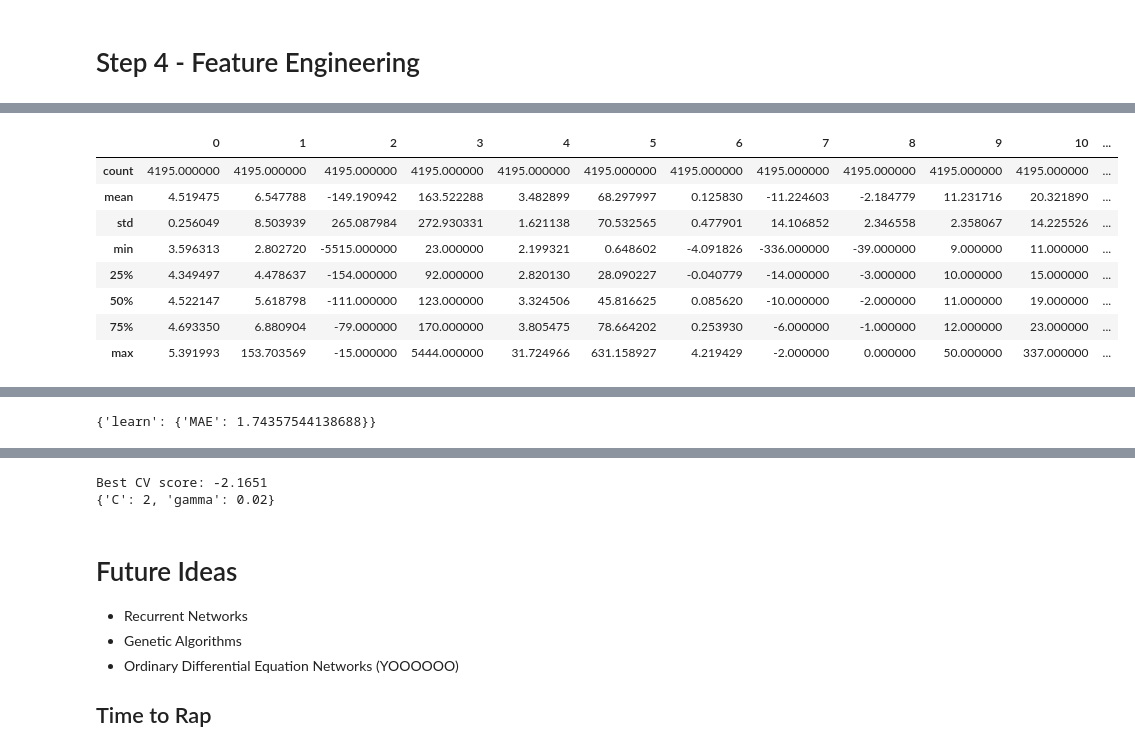
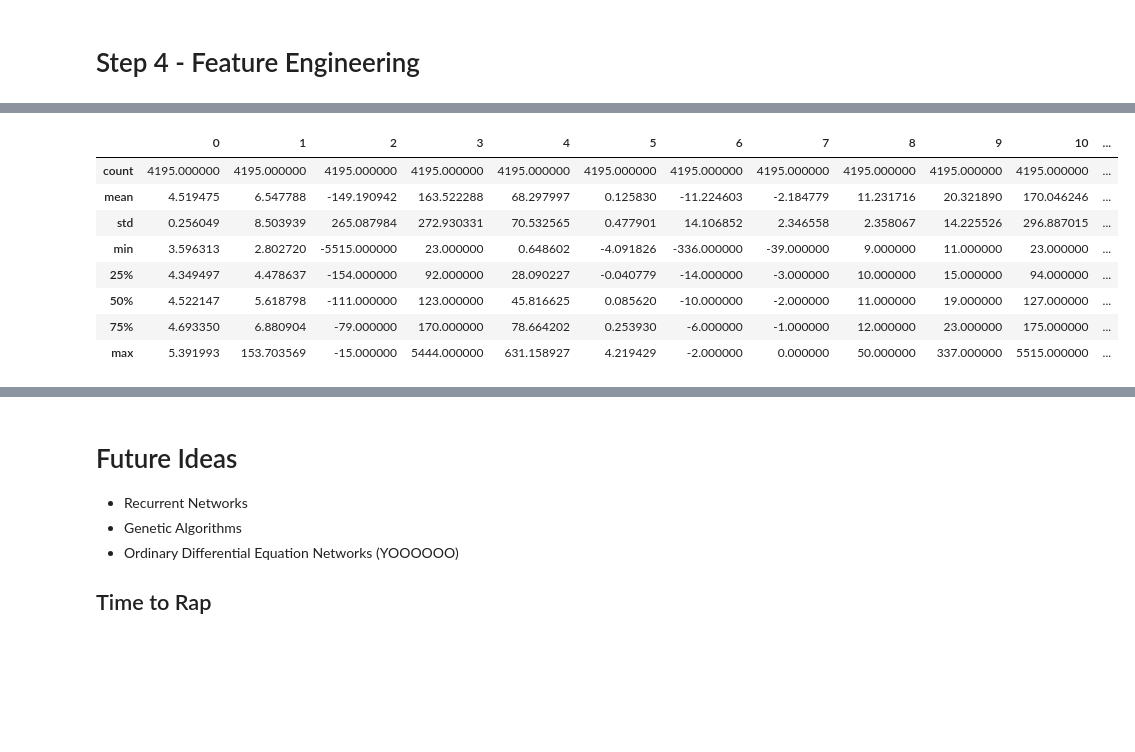
Before and after one commit to zioalex/Kaggle_Earthquake_challenge, a Jupyter notebook: Earthquake_Challenge.ipynb, the cells around one changed output, grey strips where cells are left out. Drawn from its saved outputs; the diff is of its cells as text; code cells hidden in the pictures; blank space fills up the shorter version.

```diff
--- a/Earthquake_Challenge.ipynb
+++ b/Earthquake_Challenge.ipynb
@@ -294,26 +276,30 @@ def gen_features(X):
 ![alt text](https://www.researchgate.net/publication/304403489/figure/fig4/AS:427142036103170@1478850005427/Statistical-features.png
 )
 # %%
-train = pd.read_csv('train.csv', iterator=True, chunksize=150_000, dtype={'acoustic_data': np.int16, 'time_to_failure': np.float64})
+# Long task ~5mins
+# Because the data is too much to be processed at once we create an iterator with block of chunksize=150000
+train = pd.read_csv('train.csv', iterator=True, chunksize=150000, dtype={'acoustic_data': np.int16, 'time_to_failure': np.float64})
 
 X_train = pd.DataFrame()
 y_train = pd.Series()
+
 for df in train:
     ch = gen_features(df['acoustic_data'])
     X_train = X_train.append(ch, ignore_index=True)
     y_train = y_train.append(pd.Series(df['time_to_failure'].values[-1]))
 # %%
 X_train.describe()
+y_train.describe()
 # %% [output]
 |  | 0 | 1 | 2 | 3 | 4 | 5 | 6 | 7 | 8 | 9 | 10 | ... |
 | count | 4195.000000 | 4195.000000 | 4195.000000 | 4195.000000 | 4195.000000 | 4195.000000 | 4195.000000 | 4195.000000 | 4195.000000 | 4195.000000 | 4195.000000 | ... |
-| mean | 4.519475 | 6.547788 | -149.190942 | 163.522288 | 3.482899 | 68.297997 | 0.125830 | -11.224603 | -2.184779 | 11.231716 | 20.321890 | ... |
-| std | 0.256049 | 8.503939 | 265.087984 | 272.930331 | 1.621138 | 70.532565 | 0.477901 | 14.106852 | 2.346558 | 2.358067 | 14.225526 | ... |
-| min | 3.596313 | 2.802720 | -5515.000000 | 23.000000 | 2.199321 | 0.648602 | -4.091826 | -336.000000 | -39.000000 | 9.000000 | 11.000000 | ... |
-| 25% | 4.349497 | 4.478637 | -154.000000 | 92.000000 | 2.820130 | 28.090227 | -0.040779 | -14.000000 | -3.000000 | 10.000000 | 15.000000 | ... |
-| 50% | 4.522147 | 5.618798 | -111.000000 | 123.000000 | 3.324506 | 45.816625 | 0.085620 | -10.000000 | -2.000000 | 11.000000 | 19.000000 | ... |
-| 75% | 4.693350 | 6.880904 | -79.000000 | 170.000000 | 3.805475 | 78.664202 | 0.253930 | -6.000000 | -1.000000 | 12.000000 | 23.000000 | ... |
-| max | 5.391993 | 153.703569 | -15.000000 | 5444.000000 | 31.724966 | 631.158927 | 4.219429 | -2.000000 | 0.000000 | 50.000000 | 337.000000 | ... |
+| mean | 4.519475 | 6.547788 | -149.190942 | 163.522288 | 68.297997 | 0.125830 | -11.224603 | -2.184779 | 11.231716 | 20.321890 | 170.046246 | ... |
+| std | 0.256049 | 8.503939 | 265.087984 | 272.930331 | 70.532565 | 0.477901 | 14.106852 | 2.346558 | 2.358067 | 14.225526 | 296.887015 | ... |
+| min | 3.596313 | 2.802720 | -5515.000000 | 23.000000 | 0.648602 | -4.091826 | -336.000000 | -39.000000 | 9.000000 | 11.000000 | 23.000000 | ... |
+| 25% | 4.349497 | 4.478637 | -154.000000 | 92.000000 | 28.090227 | -0.040779 | -14.000000 | -3.000000 | 10.000000 | 15.000000 | 94.000000 | ... |
+| 50% | 4.522147 | 5.618798 | -111.000000 | 123.000000 | 45.816625 | 0.085620 | -10.000000 | -2.000000 | 11.000000 | 19.000000 | 127.000000 | ... |
+| 75% | 4.693350 | 6.880904 | -79.000000 | 170.000000 | 78.664202 | 0.253930 | -6.000000 | -1.000000 | 12.000000 | 23.000000 | 175.000000 | ... |
+| max | 5.391993 | 153.703569 | -15.000000 | 5444.000000 | 631.158927 | 4.219429 | -2.000000 | 0.000000 | 50.000000 | 337.000000 | 5515.000000 | ... |
 # %% [markdown]
 # Step 5 - Implement Catboost Model
 
@@ -350,8 +336,6 @@ train_pool = Pool(X_train, y_train)
 m = CatBoostRegressor(iterations=10000, loss_function='MAE', boosting_type='Ordered')
 m.fit(X_train, y_train, silent=True)
 m.best_score_
-# %% [output]
-{'learn': {'MAE': 1.74357544138688}}
 # %% [markdown]
 # Step 6 - Implement Support Vector Machine + Radial Basis Function Kernel
 
@@ -400,9 +384,6 @@ y_pred1 = reg1.predict(X_train_scaled)
 
 print("Best CV score: {:.4f}".format(reg1.best_score_))
 print(reg1.best_params_)
-# %% [output]
-Best CV score: -2.1651
-{'C': 2, 'gamma': 0.02}
 # %% [markdown]
 # Future Ideas
 - Recurrent Networks
```
Also changed, not shown: parts of 9 cells of this notebook.
